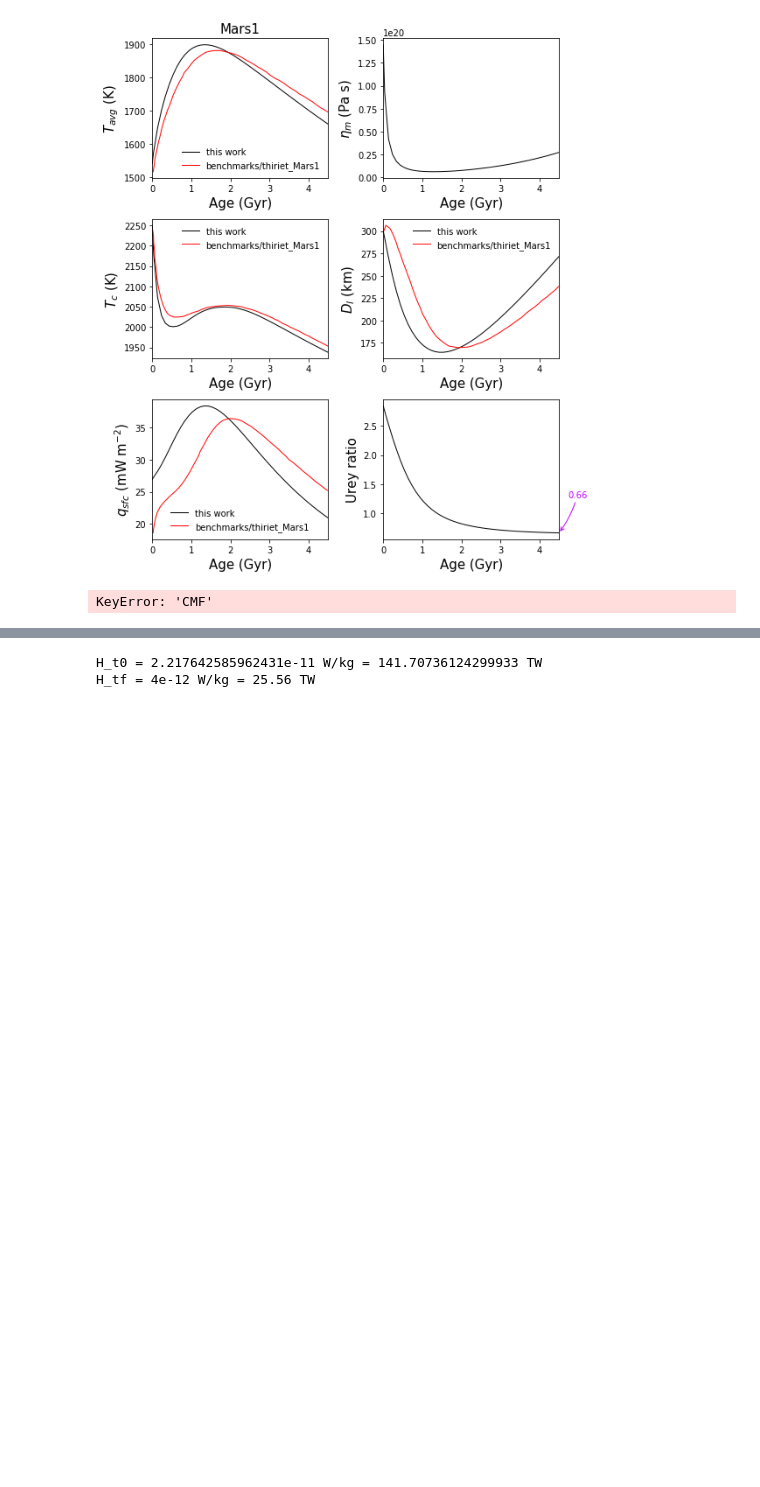
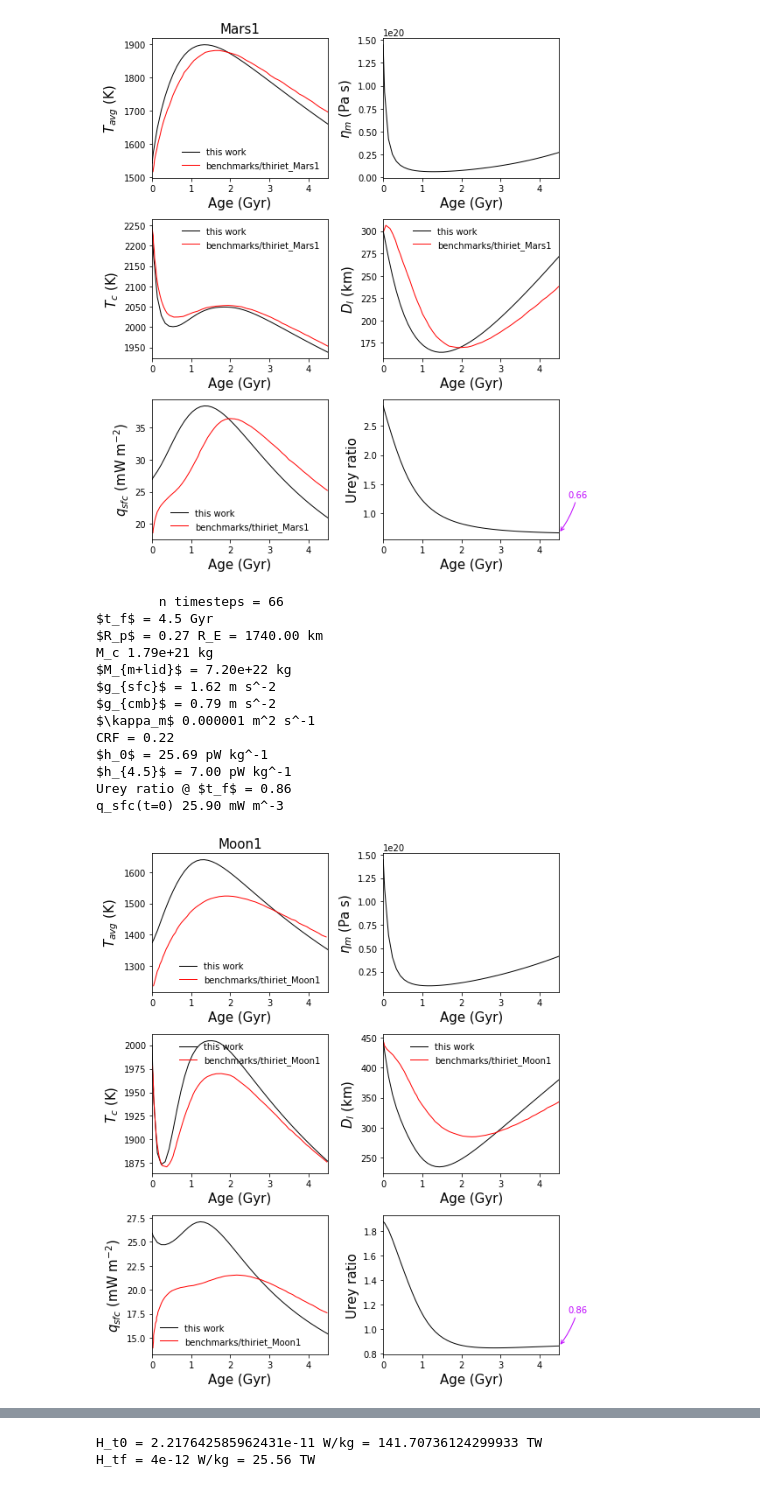
Before and after one commit to clairesworld/exo-top, a Jupyter notebook: top_model.ipynb, the cells around one changed output, grey strips where cells are left out. Saved outputs shown, nothing was run; the diff lists cells and outputs as text; code cells hidden in the pictures; blank space fills up the shorter version.

```diff
--- a/top_model.ipynb
+++ b/top_model.ipynb
@@ -338,11 +339,12 @@ plot_output(Mars1, names, ncols=2, plots_save=save,
 [figure]
 # %%
 ######  reproduce Thiriet+ 2019 Moon1
-fig_path = '/space/cmg76/figs/' # office
+# fig_path = '/space/cmg76/figs/' # office
+fig_path = 'figs/' # laptop
 Moon1 = tp.TerrestrialPlanet(M_p = 7.34767309e22,
                             R_p0 = 1740e3,
                             R_c0 = 390e3,
-                            Ra_crit = 450,
+                            Ra_crit_u = 450,
                             rho_m = 3300,
                             rho_c = 7200,
                             c_m = 1142,
@@ -354,35 +356,47 @@ Moon1 = tp.TerrestrialPlanet(M_p = 7.34767309e22,
                             k_lm = 4,
                             alpha_m = 2.5e-5,
                             T_s = 250,
-                            t_f = 4.5,
                             Ea = 300e3,
                             eta_0 = 1e21,
                             T_ref = 1600,
                             X_K = 83, # initial abundance of K in wt ppm
                             X_U = 33e-3, # initial abundane of U in wt ppm
                             X_Th = 125e-3, # initial abundance of Th in wt ppm
                             H_0 = 7e-12, # radiogenic heating in W/kg at t_f
                             ident = 'Moon1'
                             )
 
 kwargs = dict(T_m0=1750, T_c0=2000, D_l0=445e3, t0=0, tf=4.5, visc_type='Thi', complexity=3) # model params
 
 
 Moon1 = therm.solve(Moon1, **kwargs)
 
 names = {'T_avg':('$T_{avg}$ (K)',1),
          'eta_m':('$\eta_m$ (Pa s)', 1),#'q_core':('$q_{core}$ (mW m$^{-2}$)',1e3),
          'T_c':('$T_c$ (K)',1),
          'D_l':('$D_l$ (km)',1e-3),
          'q_sfc':('$q_{sfc}$ (mW m$^{-2}$)',1e3),
          'urey':('Urey ratio',1),
         }
 
 save=True
 # snaps(f_Moon1, plot_snapshots=[0, 1, 4.5], fig_path=fig_path, plots_save=save, ident=ident, **kwargs)
 plot_output(Moon1, names, ncols=2, plots_save=save, compare_dir='benchmarks/thiriet_Moon1',
-            fig_path=fig_path, tspan=(0, 1), **kwargs)
+            fig_path=fig_path, tspan=(0, 4.5), **kwargs)
 # %% [output]
-KeyError: 'CMF'
+        n timesteps = 66
+$t_f$ = 4.5 Gyr
+$R_p$ = 0.27 R_E = 1740.00 km
+M_c 1.79e+21 kg
+$M_{m+lid}$ = 7.20e+22 kg
+$g_{sfc}$ = 1.62 m s^-2
+$g_{cmb}$ = 0.79 m s^-2
+$\kappa_m$ 0.000001 m^2 s^-1
+CRF = 0.22
+$h_0$ = 25.69 pW kg^-1
+$h_{4.5}$ = 7.00 pW kg^-1
+Urey ratio @ $t_f$ = 0.86
+q_sfc(t=0) 25.90 mW m^-3
+[figure, added]
 # %%
 ######  reproduce Thiriet+ 2019 Mercury1
```
Also changed, not shown: parts of 4 cells of this notebook, 10 other files.
